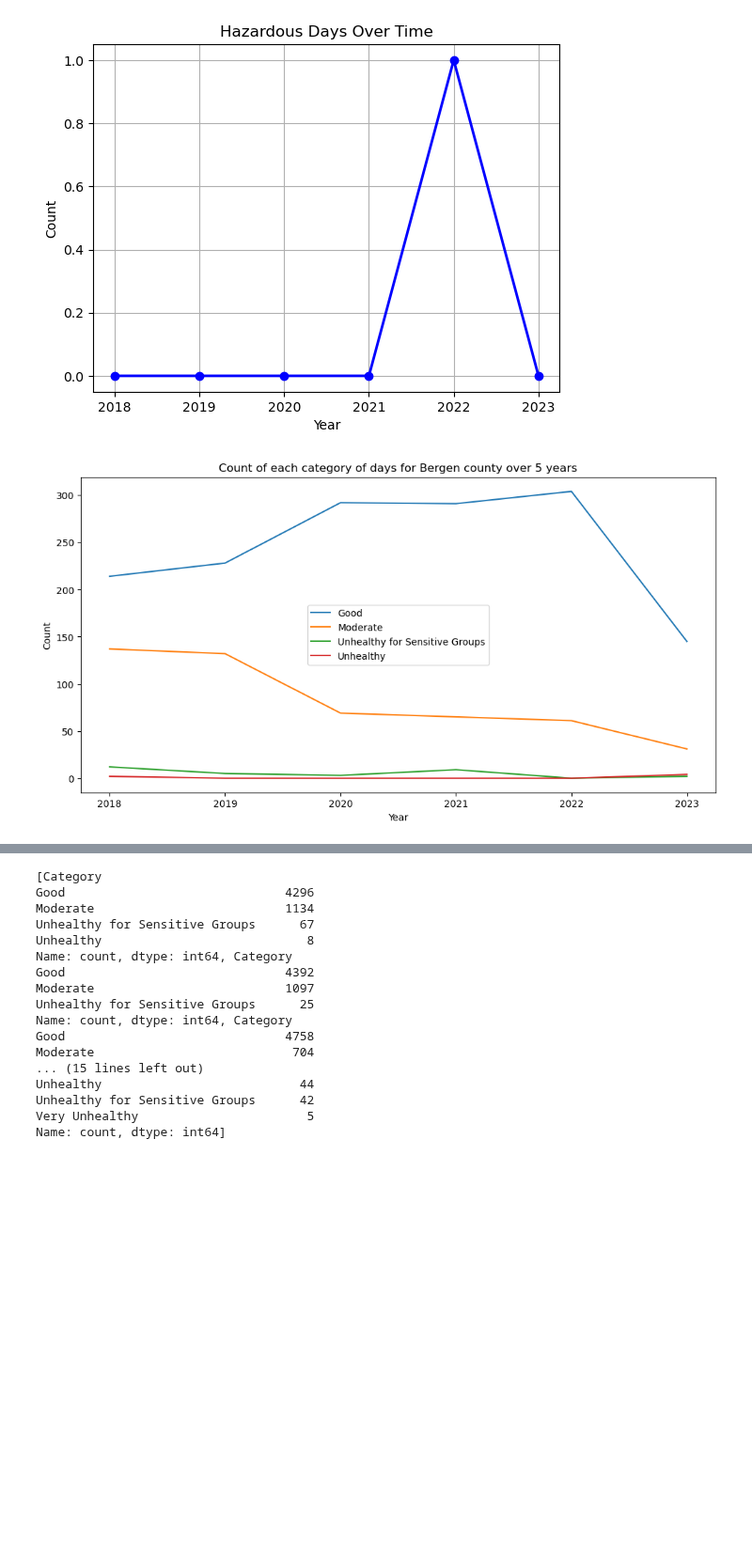
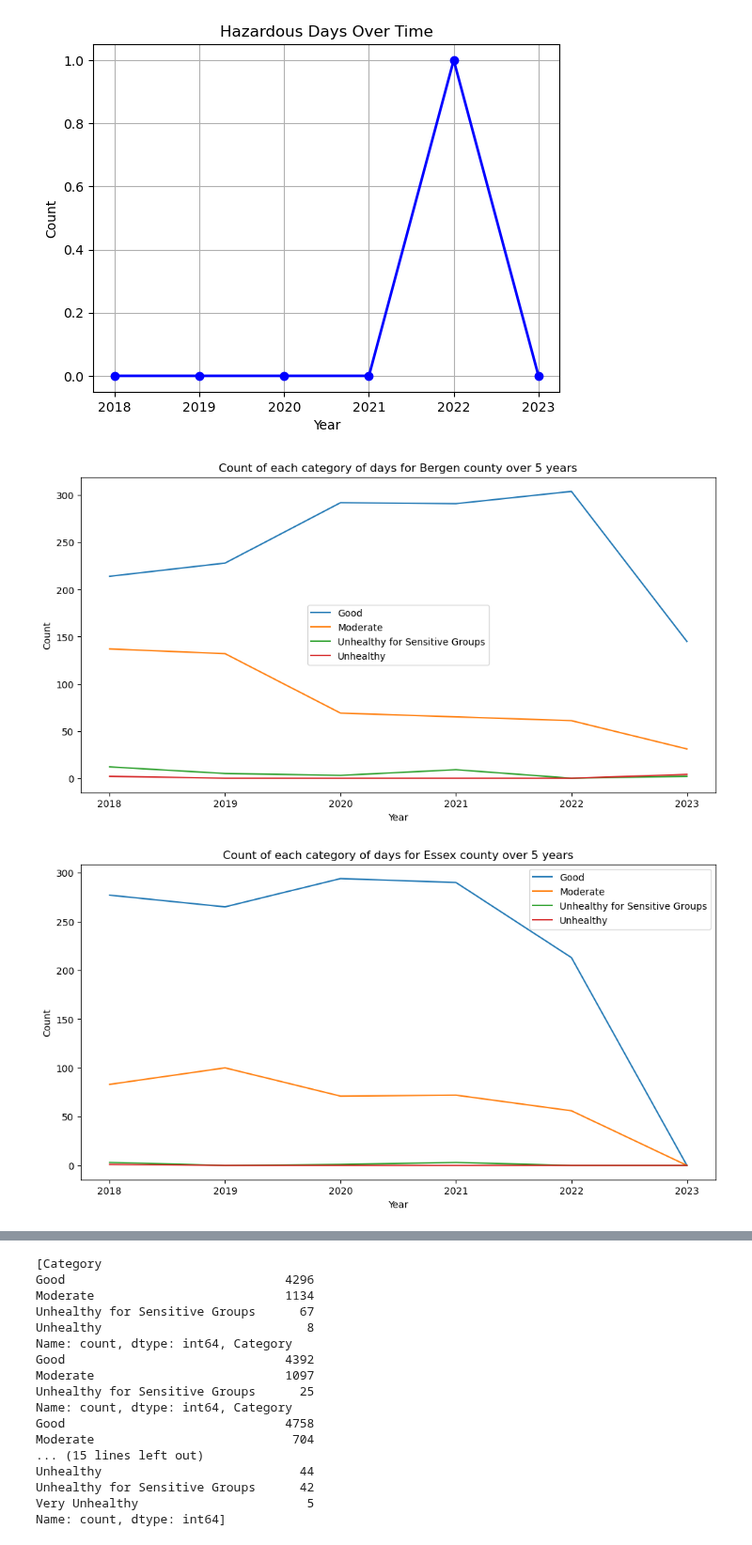
Before and after one commit to emilyclairevoyant/data-questers, a Jupyter notebook: Years2018-2023_piecharts.ipynb, the cells around one changed output, grey strips where cells are left out. Shown at 94% size. Saved outputs shown, nothing was run; the diff lists cells and outputs as text; code cells hidden in the pictures; blank space fills up the shorter version.

Commit message:
added more counties over 5 years

```diff
--- a/Years2018-2023_piecharts.ipynb
+++ b/Years2018-2023_piecharts.ipynb
@@ -290,27 +290,73 @@ plt.show()
 # %%
 #can do breakdown per counties of interest
 #merge years df by county
 combined_df = pd.concat([aqi2018nj_df, aqi2019nj_df, aqi2020nj_df, aqi2021nj_df, aqi2022nj_df, aqi2023nj_df])
 #create column with just year using Date column
 combined_df['year'] = pd.to_datetime(combined_df['Date']).dt.year
 #print(combined_df.tail())
 
 # Prepare data for plotting?
 
 # Plotting count of each category of days for Bergen county over 5 years
 plt.figure(figsize=(12, 6))
 categories = combined_df[combined_df['county Name'] == 'Bergen']['Category'].unique()
 years = combined_df['year'].unique()
 for category in categories:
     categories_count = []
     for year in years:
         count = combined_df[(combined_df['county Name'] == 'Bergen') & (combined_df['Category'] == category) & (combined_df['year'] == year)].shape[0]
         categories_count.append(count)
     plt.plot(years, categories_count, label=category)
 plt.legend()
 plt.xlabel('Year')
 plt.ylabel('Count')
 plt.title('Count of each category of days for Bergen county over 5 years')
 plt.show()
+
+# Plotting count of each category of days for Essex county over 5 years
+plt.figure(figsize=(12, 6))
+categories2 = combined_df[combined_df['county Name'] == 'Essex']['Category'].unique()
+for category in categories2:
+    categories_count2 = []
+    for year in years:
+        count2 = combined_df[(combined_df['county Name'] == 'Essex') & (combined_df['Category'] == category) & (combined_df['year'] == year)].shape[0]
+        categories_count2.append(count2)
+    plt.plot(years, categories_count2, label=category)
+plt.legend()
+plt.xlabel('Year')
+plt.ylabel('Count')
+plt.title('Count of each category of days for Essex county over 5 years')
+plt.show()
+
+# Plotting count of each category of days for Camden county over 5 years
+plt.figure(figsize=(12, 6))
+categories3 = combined_df[combined_df['county Name'] == 'Camden']['Category'].unique()
+for category in categories3:
+    categories_count3 = []
+    for year in years:
+        count3 = combined_df[(combined_df['county Name'] == 'Camden') & (combined_df['Category'] == category) & (combined_df['year'] == year)].shape[0]
+        categories_count3.append(count3)
+    plt.plot(years, categories_count3, label=category)
+plt.legend()
+plt.xlabel('Year')
+plt.ylabel('Count')
+plt.title('Count of each category of days for Camden county over 5 years')
+plt.show()
+
+# Plotting count of each category of days for Gloucester county over 5 years
+plt.figure(figsize=(12, 6))
+categories4 = combined_df[combined_df['county Name'] == 'Gloucester']['Category'].unique()
+for category in categories4:
+    categories_count4 = []
+    for year in years:
+        count4 = combined_df[(combined_df['county Name'] == 'Gloucester') & (combined_df['Category'] == category) & (combined_df['year'] == year)].shape[0]
+        categories_count4.append(count4)
+    plt.plot(years, categories_count4, label=category)
+plt.legend()
+plt.xlabel('Year')
+plt.ylabel('Count')
+plt.title('Count of each category of days for Gloucester county over 5 years')
+plt.show()
 # %% [output]
 [figure]
+[figure, added]
```
Also changed, not shown: parts of 1 cell of this notebook.
